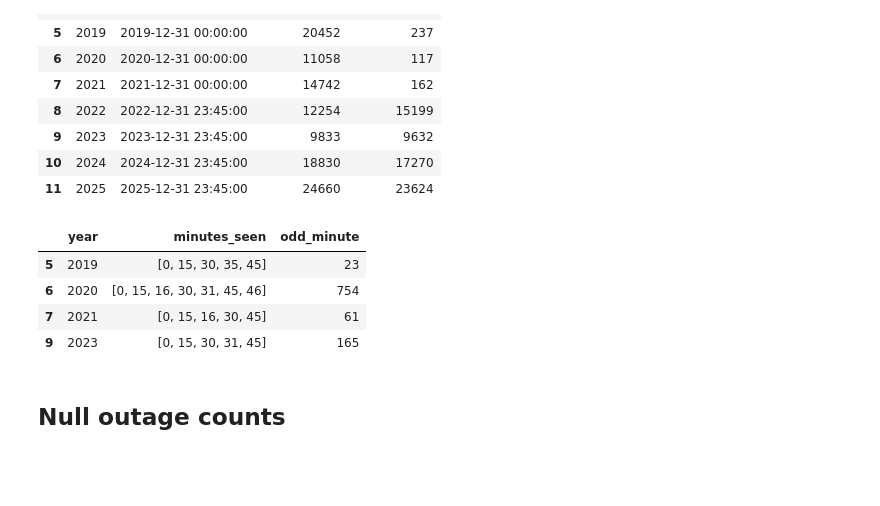
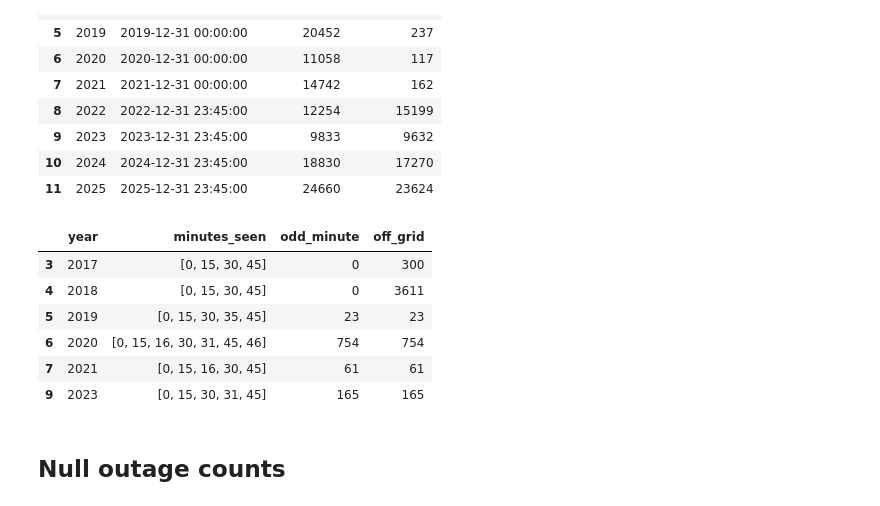
Before and after one commit to Chumpz0/Capstone-Power-Outage-Prediction, a Jupyter notebook: notebooks/01_quality_outages.ipynb, the cells around one changed output. Drawn from its saved outputs; the diff is of its cells as text; code cells hidden in the pictures; blank space fills up the shorter version.

```diff
--- a/notebooks/01_quality_outages.ipynb
+++ b/notebooks/01_quality_outages.ipynb
@@ -38,7 +38,8 @@ for y in C.YEARS:
         "first": t.min(),
         "last": t.max(),
         "minutes_seen": sorted(t.dt.minute.unique()),
-        "odd_minute": (t.dt.minute % 15 != 0).sum(),           # stamped off the 15-min grid
+        "odd_minute": (t.dt.minute % 15 != 0).sum(),
+        "off_grid": (t.ne(t.dt.floor("15min")) & t.notna()).sum(),  # includes seconds
         "dec30_rows": ((t.dt.month == 12) & (t.dt.day == 30)).sum(),
         "dec31_rows": ((t.dt.month == 12) & (t.dt.day == 31)).sum(),
         "null_customers_out": out.isna().sum(),
@@ -207,13 +208,15 @@ summary[["year", "last", "dec30_rows", "dec31_rows"]]
 | 10 | 2024 | 2024-12-31 23:45:00 | 18830 | 17270 |
 | 11 | 2025 | 2025-12-31 23:45:00 | 24660 | 23624 |
 # %%
-summary.loc[summary["odd_minute"] > 0, ["year", "minutes_seen", "odd_minute"]]
+summary.loc[summary["off_grid"] > 0, ["year", "minutes_seen", "odd_minute", "off_grid"]]
 # %% [output]
-|  | year | minutes_seen | odd_minute |
-| 5 | 2019 | [0, 15, 30, 35, 45] | 23 |
-| 6 | 2020 | [0, 15, 16, 30, 31, 45, 46] | 754 |
-| 7 | 2021 | [0, 15, 16, 30, 45] | 61 |
-| 9 | 2023 | [0, 15, 30, 31, 45] | 165 |
+|  | year | minutes_seen | odd_minute | off_grid |
+| 3 | 2017 | [0, 15, 30, 45] | 0 | 300 |
+| 4 | 2018 | [0, 15, 30, 45] | 0 | 3611 |
+| 5 | 2019 | [0, 15, 30, 35, 45] | 23 | 23 |
+| 6 | 2020 | [0, 15, 16, 30, 31, 45, 46] | 754 | 754 |
+| 7 | 2021 | [0, 15, 16, 30, 45] | 61 | 61 |
+| 9 | 2023 | [0, 15, 30, 31, 45] | 165 | 165 |
 # %% [markdown]
 ## Null outage counts
 # %%
```
Also changed, not shown: parts of 1 cell of this notebook, 33 other files.
